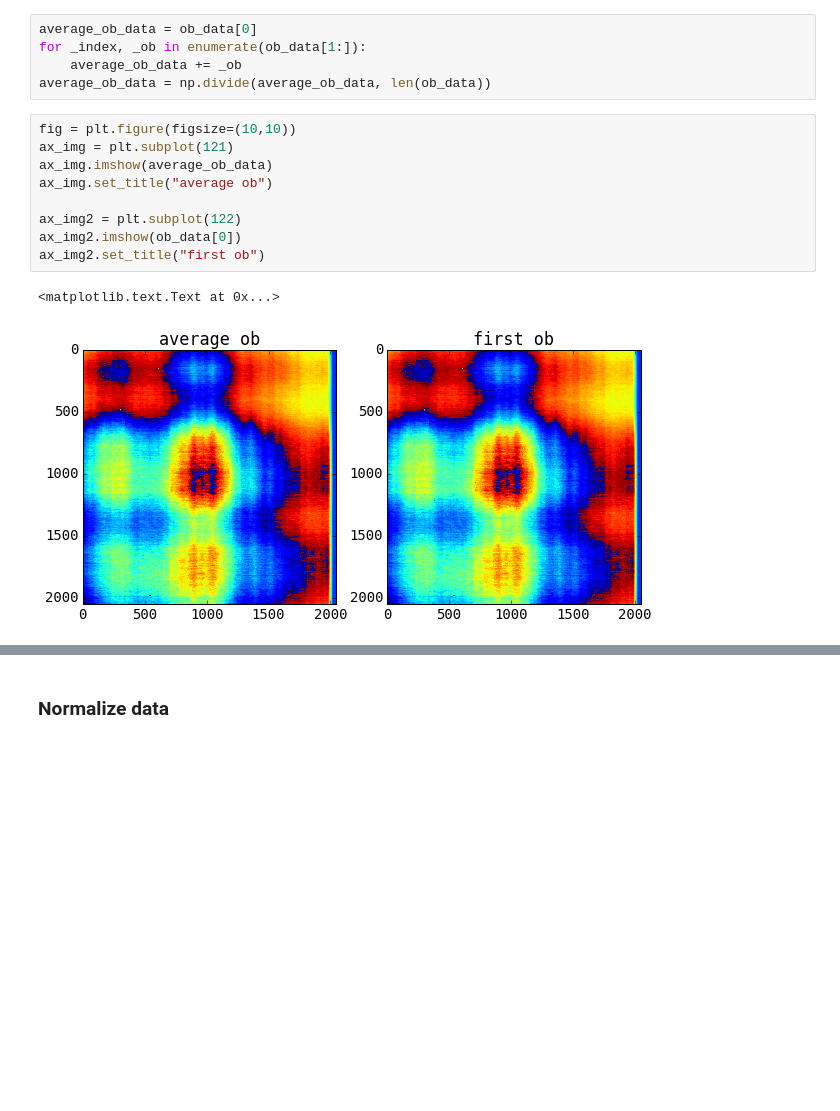
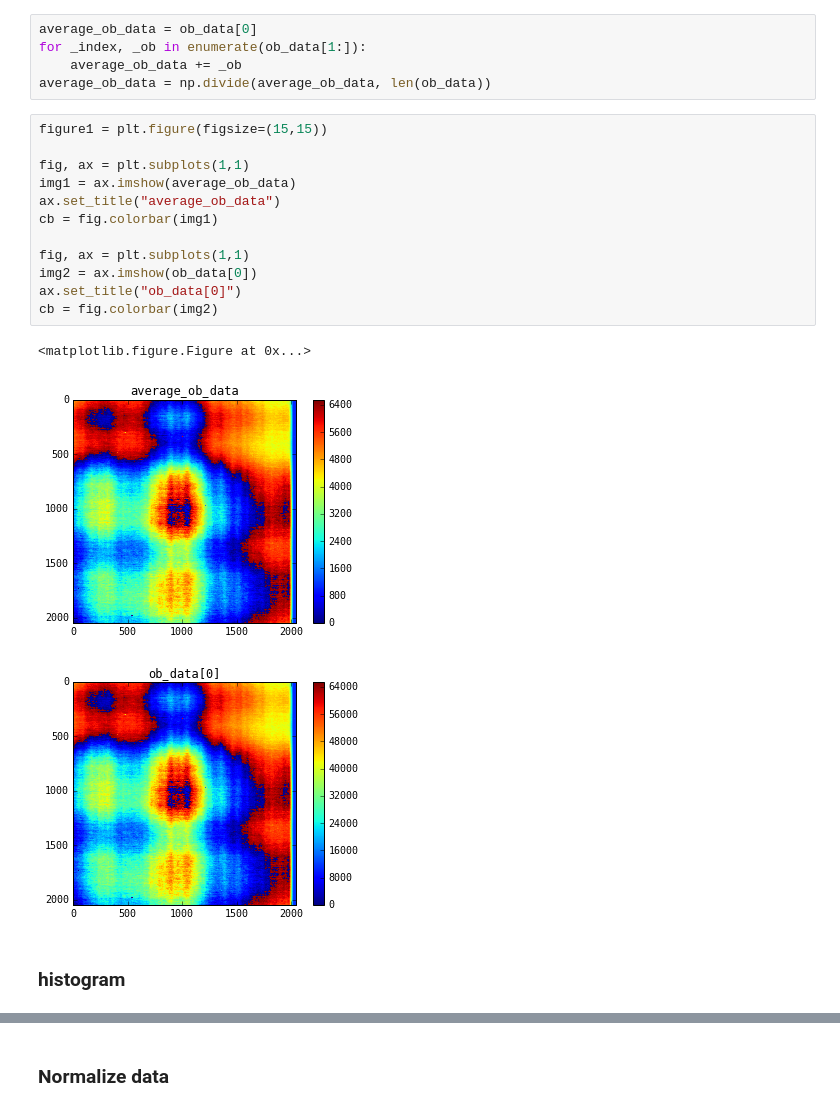
Before and after one commit to JeanBilheux/IPTS_12534, a Jupyter notebook: notebooks/normalization_by_ob.ipynb, the cells around one changed output, grey strips where cells are left out. Cells and saved outputs as stored; diff of their text form; blank space fills up the shorter version.

```diff
--- a/notebooks/normalization_by_ob.ipynb
+++ b/notebooks/normalization_by_ob.ipynb
@@ -78,15 +93,21 @@ average_ob_data = ob_data[0]
 for _index, _ob in enumerate(ob_data[1:]):
     average_ob_data += _ob
 average_ob_data = np.divide(average_ob_data, len(ob_data))
-# %%
-fig = plt.figure(figsize=(10,10))
-ax_img = plt.subplot(121)
-ax_img.imshow(average_ob_data)
-ax_img.set_title("average ob")
-
-ax_img2 = plt.subplot(122)
-ax_img2.imshow(ob_data[0])
-ax_img2.set_title("first ob")
-# %% [output]
-<matplotlib.text.Text at 0x...>
-[figure, removed]
+# %%
+figure1 = plt.figure(figsize=(15,15))
+
+fig, ax = plt.subplots(1,1)
+img1 = ax.imshow(average_ob_data)
+ax.set_title("average_ob_data")
+cb = fig.colorbar(img1)
+
+fig, ax = plt.subplots(1,1)
+img2 = ax.imshow(ob_data[0])
+ax.set_title("ob_data[0]")
+cb = fig.colorbar(img2)
+# %% [output]
+<matplotlib.figure.Figure at 0x...>
+[figure, added]
+[figure, added]
+# %% [markdown]
+### histogram
```
Also changed, not shown: parts of 12 cells of this notebook.
